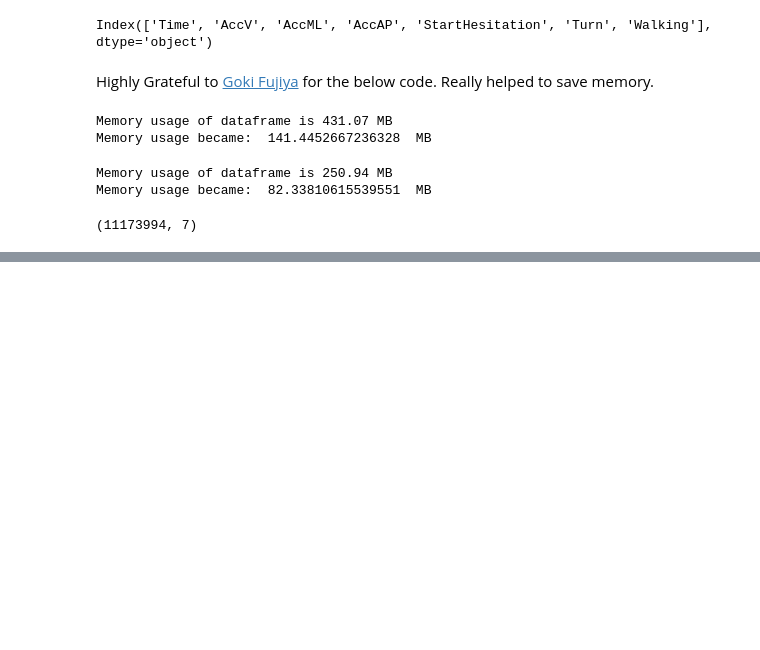
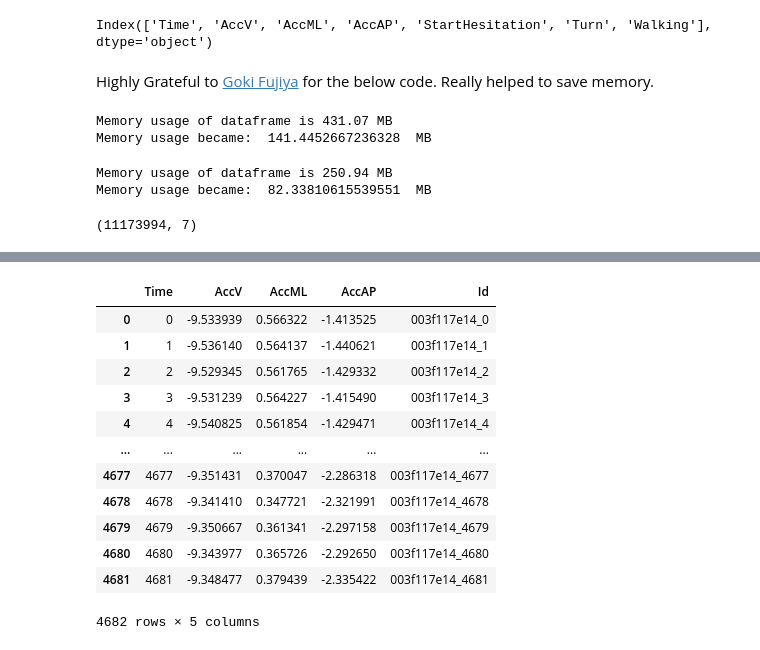
Before and after one commit to Dishaa09/Kaggle-Projects-, a Jupyter notebook: parkinson-s-disease-for-beginners.ipynb, the cells around one changed output, grey strips where cells are left out. Saved outputs shown, nothing was run; the diff lists cells and outputs as text; code cells hidden in the pictures; blank space fills up the shorter version.

```diff
--- a/parkinson-s-disease-for-beginners.ipynb
+++ b/parkinson-s-disease-for-beginners.ipynb
@@ -16,6 +14,8 @@ d_tasks = pd.read_csv("/kaggle/input/tlvmc-parkinsons-freezing-gait-prediction/t
 d_tdcs = pd.read_csv('/kaggle/input/tlvmc-parkinsons-freezing-gait-prediction/tdcsfog_metadata.csv')
 d_tdcsfog = ('/kaggle/input/tlvmc-parkinsons-freezing-gait-prediction/train/tdcsfog')
 d_defog_=('/kaggle/input/tlvmc-parkinsons-freezing-gait-prediction/train/defog')
+test_tdcsfog = ('/kaggle/input/tlvmc-parkinsons-freezing-gait-prediction/test/tdcsfog')
+test_defog = ('/kaggle/input/tlvmc-parkinsons-freezing-gait-prediction/test/defog')
 # %%
 x = d_subjects["YearsSinceDx"]
 y = d_subjects["Age"]
@@ -417,0 +416,24 @@ classification_report(y2_pred, y2_test)
+# %%
+tdcs_list = []
+for name in os.listdir(test_tdcsfog):
+    if name.endswith('.csv'):
+        path = os.path.join(test_tdcsfog, name)
+        file = pd.read_csv(path)
+        file['Id'] = name[:-4] + '_' + file['Time'].apply(str)
+        tdcs_list.append(file)
+tdcsfog2 = pd.concat(tdcs_list, axis = 0)
+tdcsfog2
+# %% [output]
+|  | Time | AccV | AccML | AccAP | Id |
+| 0 | 0 | -9.533939 | 0.566322 | -1.413525 | 003f117e14_0 |
+| 1 | 1 | -9.536140 | 0.564137 | -1.440621 | 003f117e14_1 |
+| 2 | 2 | -9.529345 | 0.561765 | -1.429332 | 003f117e14_2 |
+| 3 | 3 | -9.531239 | 0.564227 | -1.415490 | 003f117e14_3 |
+| 4 | 4 | -9.540825 | 0.561854 | -1.429471 | 003f117e14_4 |
+| ... | ... | ... | ... | ... | ... |
+| 4677 | 4677 | -9.351431 | 0.370047 | -2.286318 | 003f117e14_4677 |
+| 4678 | 4678 | -9.341410 | 0.347721 | -2.321991 | 003f117e14_4678 |
+| 4679 | 4679 | -9.350667 | 0.361341 | -2.297158 | 003f117e14_4679 |
+| 4680 | 4680 | -9.343977 | 0.365726 | -2.292650 | 003f117e14_4680 |
+| 4681 | 4681 | -9.348477 | 0.379439 | -2.335422 | 003f117e14_4681 |
+4682 rows × 5 columns
```
Also changed, not shown: parts of 21 cells of this notebook.
